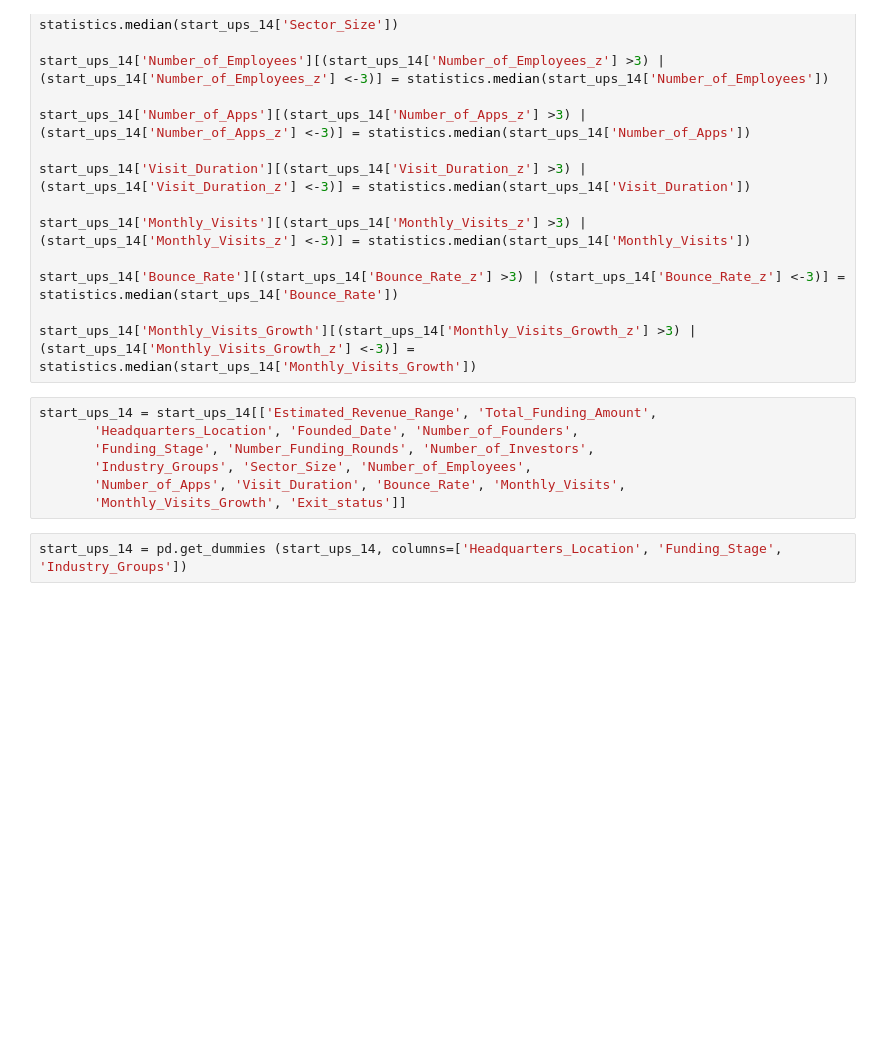
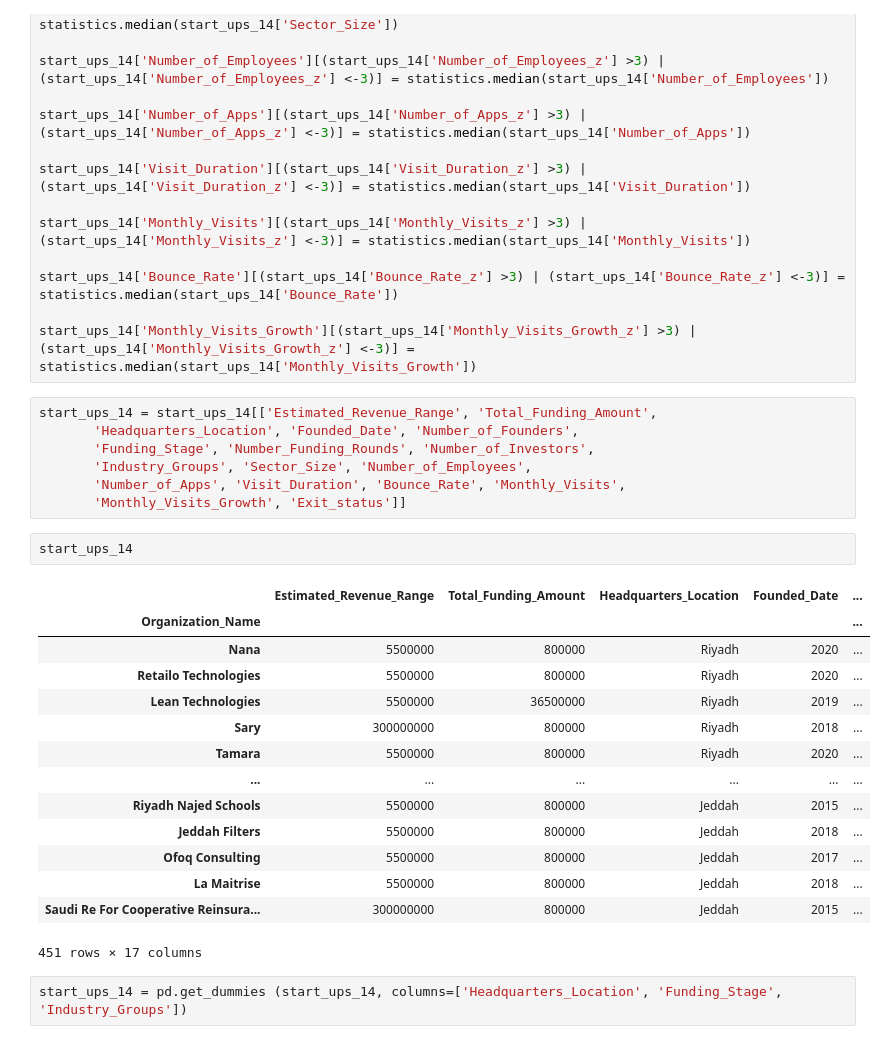
Before and after one commit to R7amza/project1, a Jupyter notebook: research/train_startups_classifier.ipynb, the cells around one changed output. Saved outputs shown, nothing was run; the diff lists cells and outputs as text; blank space fills up the shorter version.

```diff
--- a/research/train_startups_classifier.ipynb
+++ b/research/train_startups_classifier.ipynb
@@ -231,6 +219,23 @@ start_ups_14 = start_ups_14[['Estimated_Revenue_Range', 'Total_Funding_Amount',
        'Industry_Groups', 'Sector_Size', 'Number_of_Employees',
        'Number_of_Apps', 'Visit_Duration', 'Bounce_Rate', 'Monthly_Visits',
        'Monthly_Visits_Growth', 'Exit_status']]
+# %%
+start_ups_14
+# %% [output]
+|  | Estimated_Revenue_Range | Total_Funding_Amount | Headquarters_Location | Founded_Date | ... |
+| Organization_Name |  |  |  |  | ... |
+| Nana | 5500000 | 800000 | Riyadh | 2020 | ... |
+| Retailo Technologies | 5500000 | 800000 | Riyadh | 2020 | ... |
+| Lean Technologies | 5500000 | 36500000 | Riyadh | 2019 | ... |
+| Sary | 300000000 | 800000 | Riyadh | 2018 | ... |
+| Tamara | 5500000 | 800000 | Riyadh | 2020 | ... |
+| ... | ... | ... | ... | ... | ... |
+| Riyadh Najed Schools | 5500000 | 800000 | Jeddah | 2015 | ... |
+| Jeddah Filters | 5500000 | 800000 | Jeddah | 2018 | ... |
+| Ofoq Consulting | 5500000 | 800000 | Jeddah | 2017 | ... |
+| La Maitrise | 5500000 | 800000 | Jeddah | 2018 | ... |
+| Saudi Re For Cooperative Reinsura... | 300000000 | 800000 | Jeddah | 2015 | ... |
+451 rows × 17 columns
 # %%
 start_ups_14 = pd.get_dummies (start_ups_14, columns=['Headquarters_Location', 'Funding_Stage', 'Industry_Groups'])
 # %%
```
Also changed, not shown: parts of 1 cell of this notebook.
